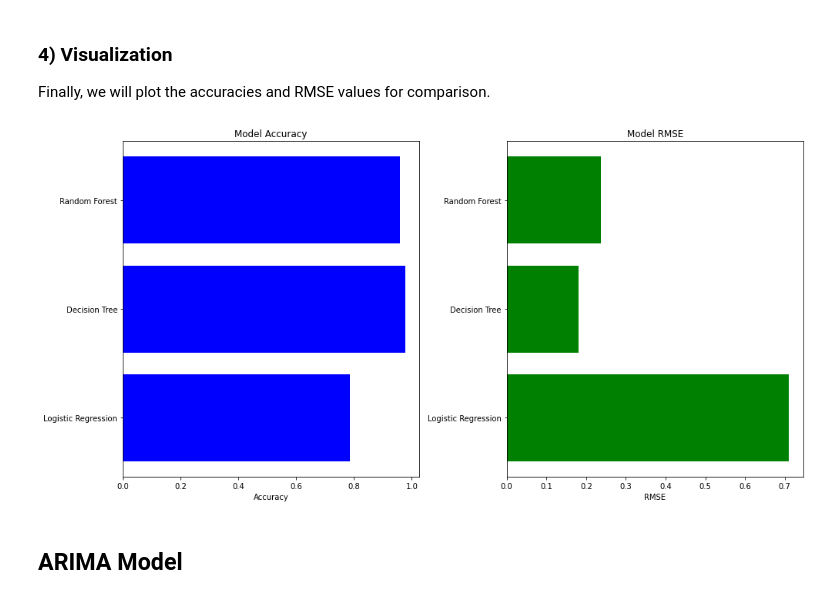
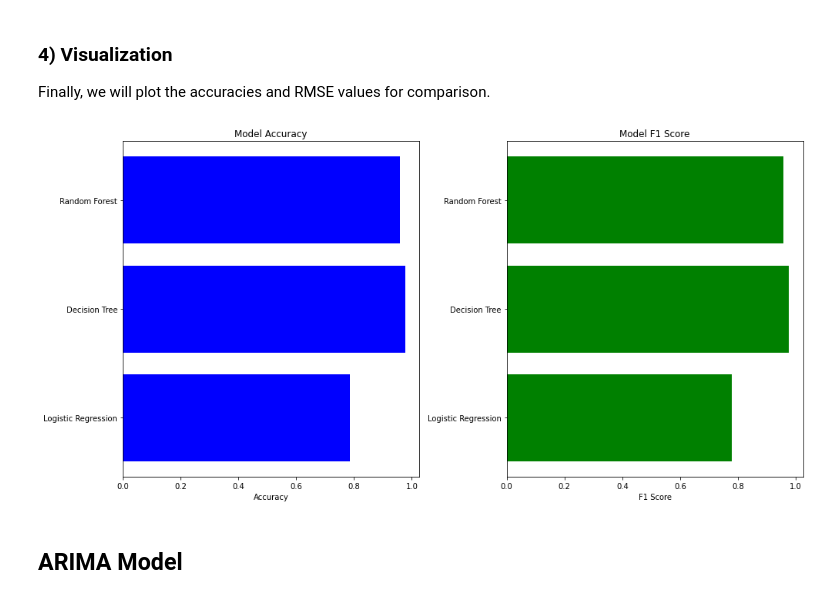
Before and after one commit to Himanshusamal60/Analysis_of_Air_Pollution_in_India, a Jupyter notebook: Modeling_modified.ipynb, the cells around one changed output. Drawn from its saved outputs; the diff is of its cells as text; code cells hidden in the pictures.

```diff
--- a/Modeling_modified.ipynb
+++ b/Modeling_modified.ipynb
@@ -717,0 +650,37 @@ summary_df.show()
+# %%
+from pyspark.ml.evaluation import MulticlassClassificationEvaluator
+
+# Evaluate models
+models = ['Logistic Regression', 'Decision Tree', 'Random Forest']
+predictions = [lr_model.transform(test_df),
+               dt_model.transform(test_df),
+               rf_model.transform(test_df)]
+
+# Initialize evaluators
+accuracy_evaluator = MulticlassClassificationEvaluator(labelCol='label', predictionCol='prediction', metricName='accuracy')
+precision_evaluator = MulticlassClassificationEvaluator(labelCol='label', predictionCol='prediction', metricName='weightedPrecision')
+recall_evaluator = MulticlassClassificationEvaluator(labelCol='label', predictionCol='prediction', metricName='weightedRecall')
+f1_evaluator = MulticlassClassificationEvaluator(labelCol='label', predictionCol='prediction', metricName='f1')
+
+accuracies = []
+precisions = []
+recalls = []
+f1_scores = []
+
+for preds in predictions:
+    accuracy = accuracy_evaluator.evaluate(preds)
+    precision = precision_evaluator.evaluate(preds)
+    recall = recall_evaluator.evaluate(preds)
+    f1_score = f1_evaluator.evaluate(preds)
+
+    accuracies.append(accuracy)
+    precisions.append(precision)
+    recalls.append(recall)
+    f1_scores.append(f1_score)
+
+# Create a summary DataFrame for comparison
+summary_df = spark.createDataFrame(zip(models, accuracies, precisions, recalls, f1_scores),
+                                   schema=['Model', 'Accuracy', 'Precision', 'Recall', 'F1 Score'])
+
+# Display the summary
+summary_df.show()
@@ -721,27 +698,27 @@ Finally, we will plot the accuracies and RMSE values for comparison.
 # %%
 # Visualization
 import matplotlib.pyplot as plt
 
 # Collect the summary data to plot
 summary_pd = summary_df.toPandas()
 
 # Plot accuracy and RMSE
 plt.figure(figsize=(14, 7))
 
 plt.subplot(1, 2, 1)
 plt.barh(summary_pd['Model'], summary_pd['Accuracy'], color='blue')
 plt.xlabel('Accuracy')
 plt.title('Model Accuracy')
 
 plt.subplot(1, 2, 2)
-plt.barh(summary_pd['Model'], summary_pd['RMSE'], color='green')
-plt.xlabel('RMSE')
-plt.title('Model RMSE')
+plt.barh(summary_pd['Model'], summary_pd['F1 Score'], color='green')
+plt.xlabel('F1 Score')
+plt.title('Model F1 Score')
 
 plt.tight_layout()
 plt.show()
 # %% [output]
-[figure, old version]
+[figure, new version]
 # %% [markdown]
 ## ARIMA Model
 # %%
```
Also changed, not shown: parts of 38 cells of this notebook.
